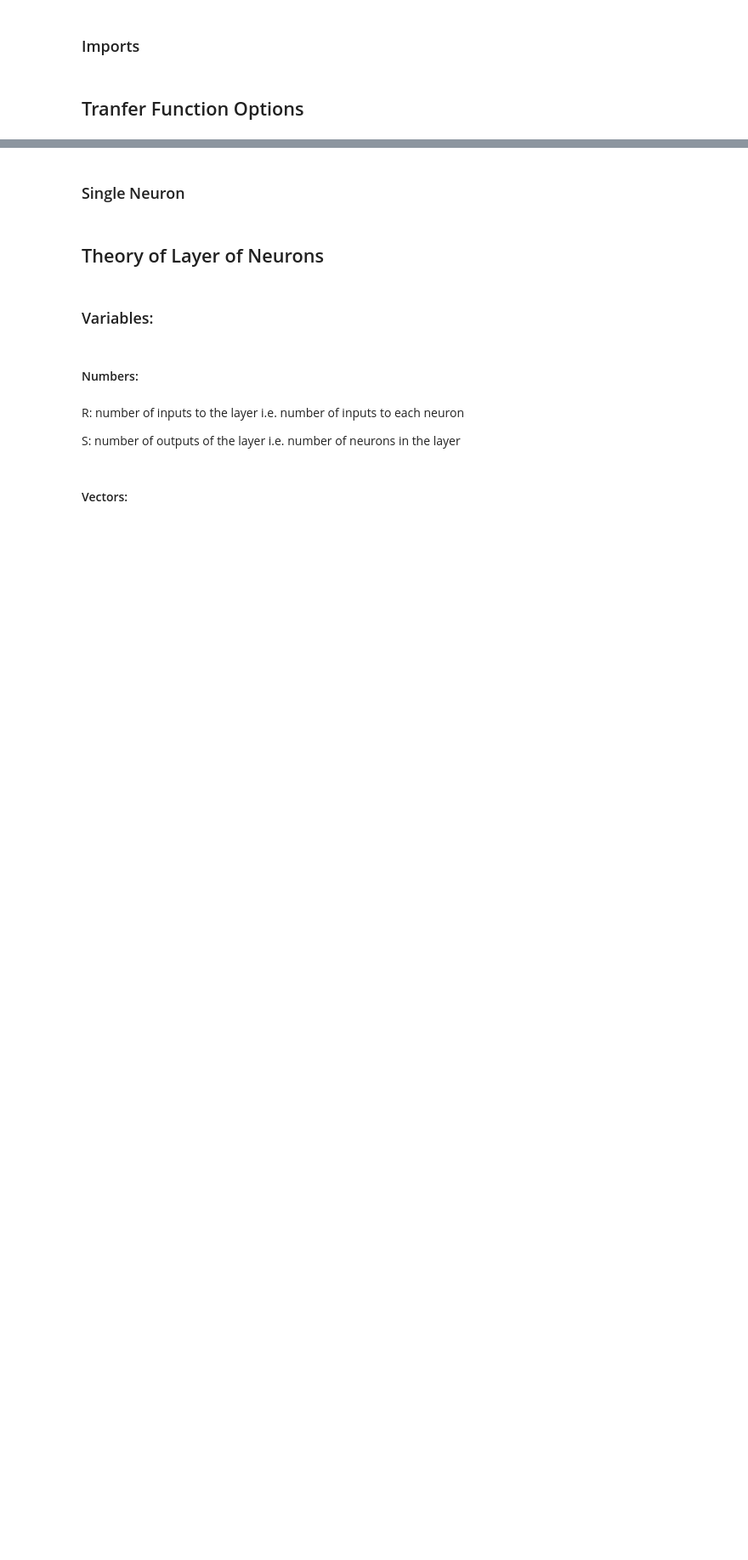
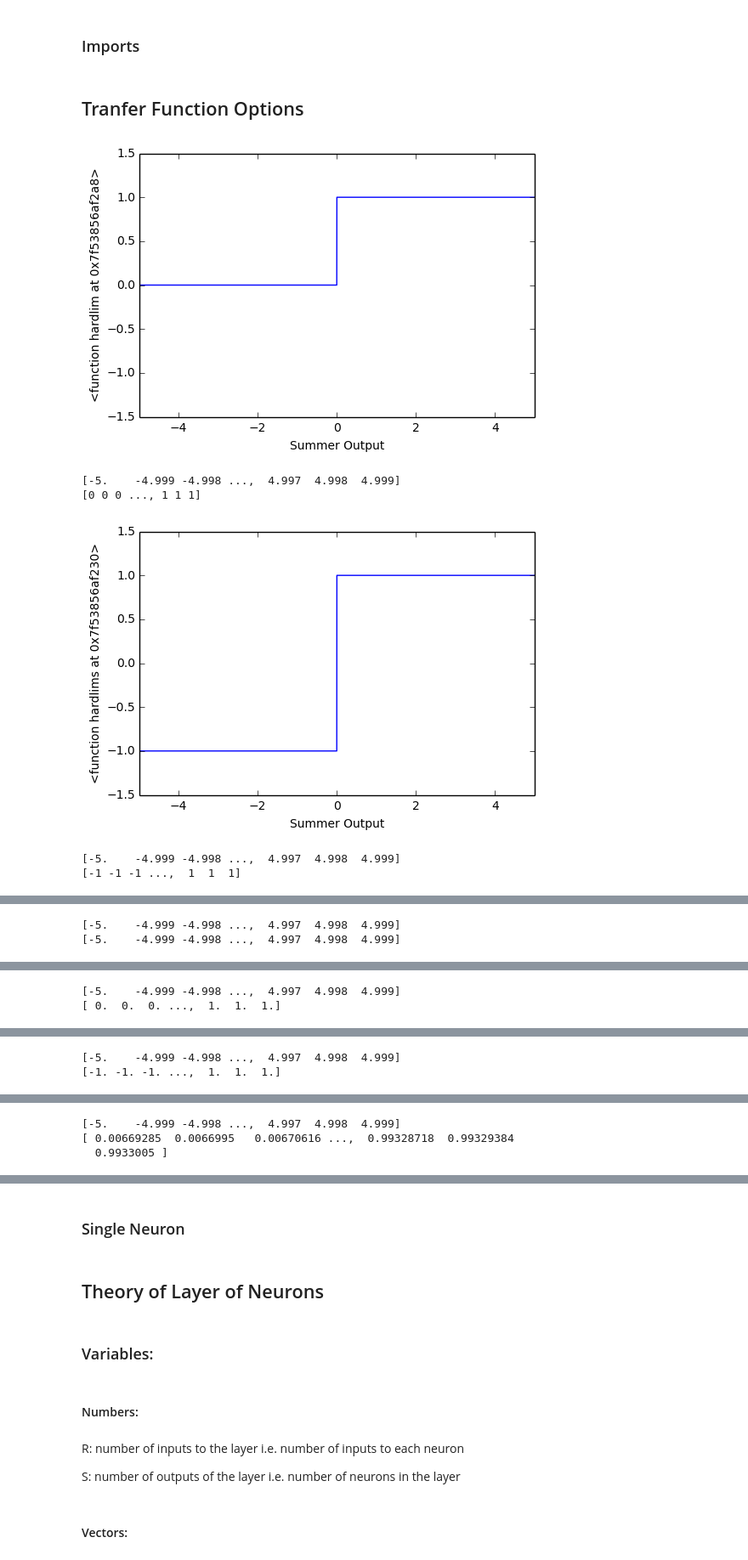
Before and after one commit to Aniket1313/NeuralNetworkNotebooks, a Jupyter notebook: Simple Layers of Neurons.ipynb, the cells around one changed output, grey strips where cells are left out. Shown: that part at 85% size. Saved outputs shown, nothing was run; the diff lists cells and outputs as text; code cells hidden in the pictures; blank space fills up the shorter version.

```diff
--- a/Simple Layers of Neurons.ipynb
+++ b/Simple Layers of Neurons.ipynb
@@ -45,7 +46,7 @@ def satlins(n):
     # w and p are vectors of length n and b is the bias
     # satlin returns -1 if sum w*p + b is less than -1, returns sum itself if sum is less than or equal to one
     # and 1 is sum is greater than 1
-    a = summer(n)
+    a = n
     if a < -1:
         return -1
     elif a <= 1:
@@ -53,37 +54,44 @@ def satlins(n):
     else:
         return 1
 
 def logsig(n):
     # w and p are vectors of length n and b is the bias
     # logsig returns 1/(1+e^-sum) where sum is w*p + b
     return 1.0/(1.0 + exp(-1.0*n))
 
 def tansig(n):
     # w and p are vectors of length n and b is the bias
     # tansig returns (e^sum - e^-sum)/(e^sum + s^-sum) where sum is w*p + b
     return (exp(n) - exp(-n))/(exp(n) + exp(-n))
 
 def test(func):
     n = -5
     x = []
     y = []
     precision = 1000
     for i in range(0, 10*precision):
         x.append(n + 1.0*i/precision)
         y.append(func(n + 1.0*i/precision))
     plt.xlim([-5, 5])
     plt.ylim([-1.5, 1.5])
     plt.xlabel('Summer Output')
     plt.ylabel(func)
     plt.plot(x, y)
     plt.show()
     print(np.array(x))
     print(np.array(y))
 
-#test(hardlim)
-#test(hardlims)
-#test(purelin)
-#test(satlin)
-#test(satlins)
-#test(logsig)
-#test(tansig)
+test(hardlim)
+test(hardlims)
+test(purelin)
+test(satlin)
+test(satlins)
+test(logsig)
+test(tansig)
+# %% [output]
+[figure, added]
+[-5.    -4.999 -4.998 ...,  4.997  4.998  4.999]
+[0 0 0 ..., 1 1 1]
+[figure, added]
+[-5.    -4.999 -4.998 ...,  4.997  4.998  4.999]
+[-1 -1 -1 ...,  1  1  1]
@@ -89,0 +99,2 @@ def test(func):
+[-5.    -4.999 -4.998 ...,  4.997  4.998  4.999]
+[-5.    -4.999 -4.998 ...,  4.997  4.998  4.999]
@@ -89,0 +102,2 @@ def test(func):
+[-5.    -4.999 -4.998 ...,  4.997  4.998  4.999]
+[ 0.  0.  0. ...,  1.  1.  1.]
@@ -89,0 +105,2 @@ def test(func):
+[-5.    -4.999 -4.998 ...,  4.997  4.998  4.999]
+[-1. -1. -1. ...,  1.  1.  1.]
@@ -89,0 +108,3 @@ def test(func):
+[-5.    -4.999 -4.998 ...,  4.997  4.998  4.999]
+[ 0.00669285  0.0066995   0.00670616 ...,  0.99328718  0.99329384
+  0.9933005 ]
```
Also changed, not shown: parts of 2 cells of this notebook, 4 other files.
